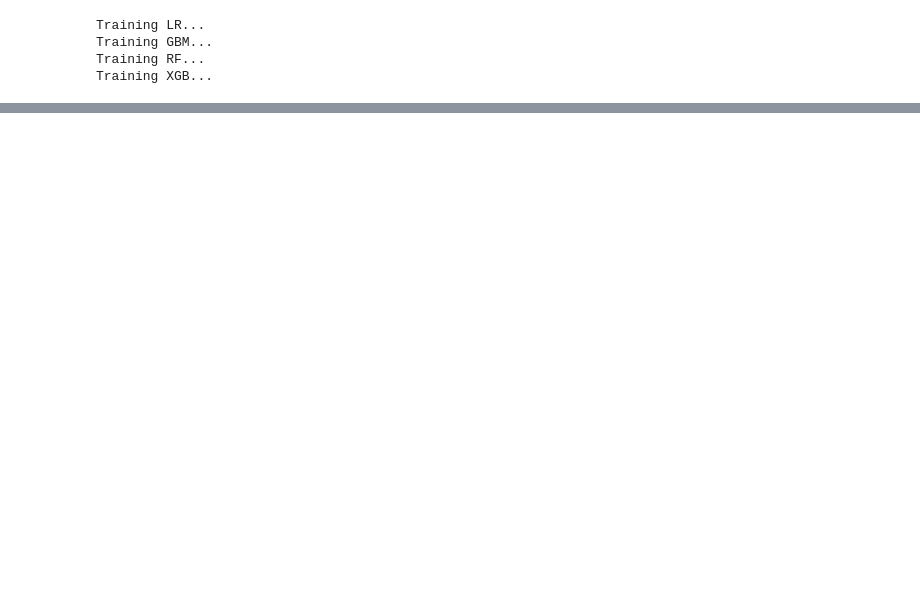
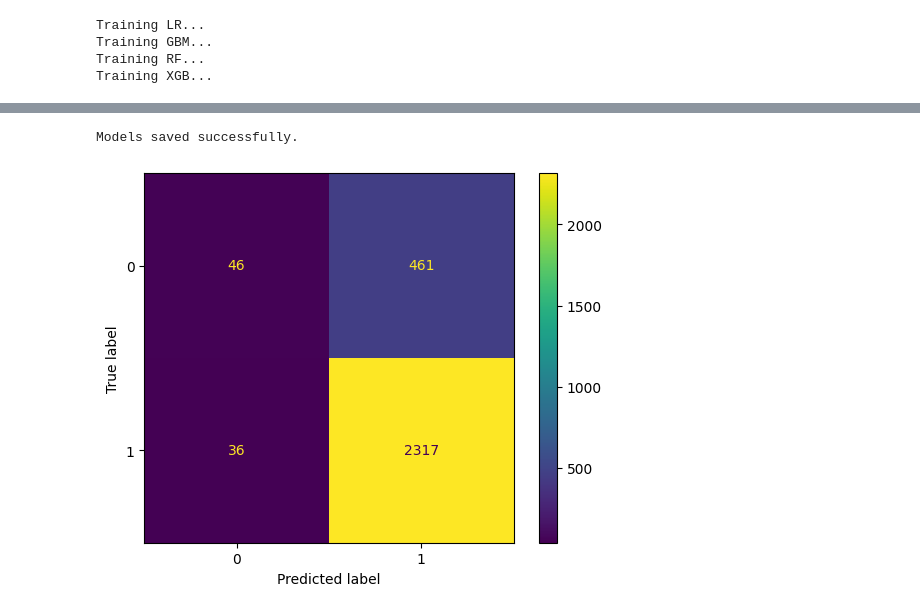
Before and after one commit to SKNETWORKS-FAMILY-AICAMP/SKN06-2nd-6Team, a Jupyter notebook: ML.ipynb, the cells around one changed output, grey strips where cells are left out. Drawn from its saved outputs; the diff is of its cells as text; code cells hidden in the pictures; blank space fills up the shorter version.

```diff
--- a/ML.ipynb
+++ b/ML.ipynb
@@ -717,0 +426,26 @@ print(results_df)
+# %%
+# 최종 모델
+
+best_lr = random_search_lr.best_estimator_
+best_gbm = random_search_gbm.best_estimator_
+# %%
+# 최종 테스트
+best_models = [
+    ("LogisticRegression", best_lr),
+    ("GradientBoostingClassifier", best_gbm)
+]
+
+test_results = {}
+
+for name, model in best_models:
+    print(f"평가 {name}...")
+    pred_test = model.predict(X_test)
+    pred_proba_test = model.predict_proba(X_test)[:, 1]
+
+    accuracy_test = accuracy_score(y_test, pred_test)
+    precision_test = precision_score(y_test, pred_test)
+    recall_test = recall_score(y_test, pred_test)
+    f1_test = f1_score(y_test, pred_test)
+    auc_test = roc_auc_score(y_test, pred_proba_test)
+
+    test_results[name] = [accuracy_test, precision_test, recall_test, f1_test, auc_test]
@@ -717,0 +465,17 @@ print(results_df)
+# %%
+#모델 저장
+
+joblib.dump(best_lr, 'model/best_lr_w/odevice.pkl')
+joblib.dump(best_gbm, 'model/best_gbm_w/odevice.pkl')
+
+print("Models saved successfully.")
+# %% [output]
+Models saved successfully.
+# %%
+# Confusion Matrix
+conf_matrix = confusion_matrix(y_test, pred_test)
+ConfusionMatrixDisplay(conf_matrix).plot()
+plt.savefig('image/confusion_matrix.png', dpi=300, bbox_inches='tight')
+plt.show()
+# %% [output]
+[figure, added]
```
Also changed, not shown: parts of 34 cells of this notebook, 3 other files.
